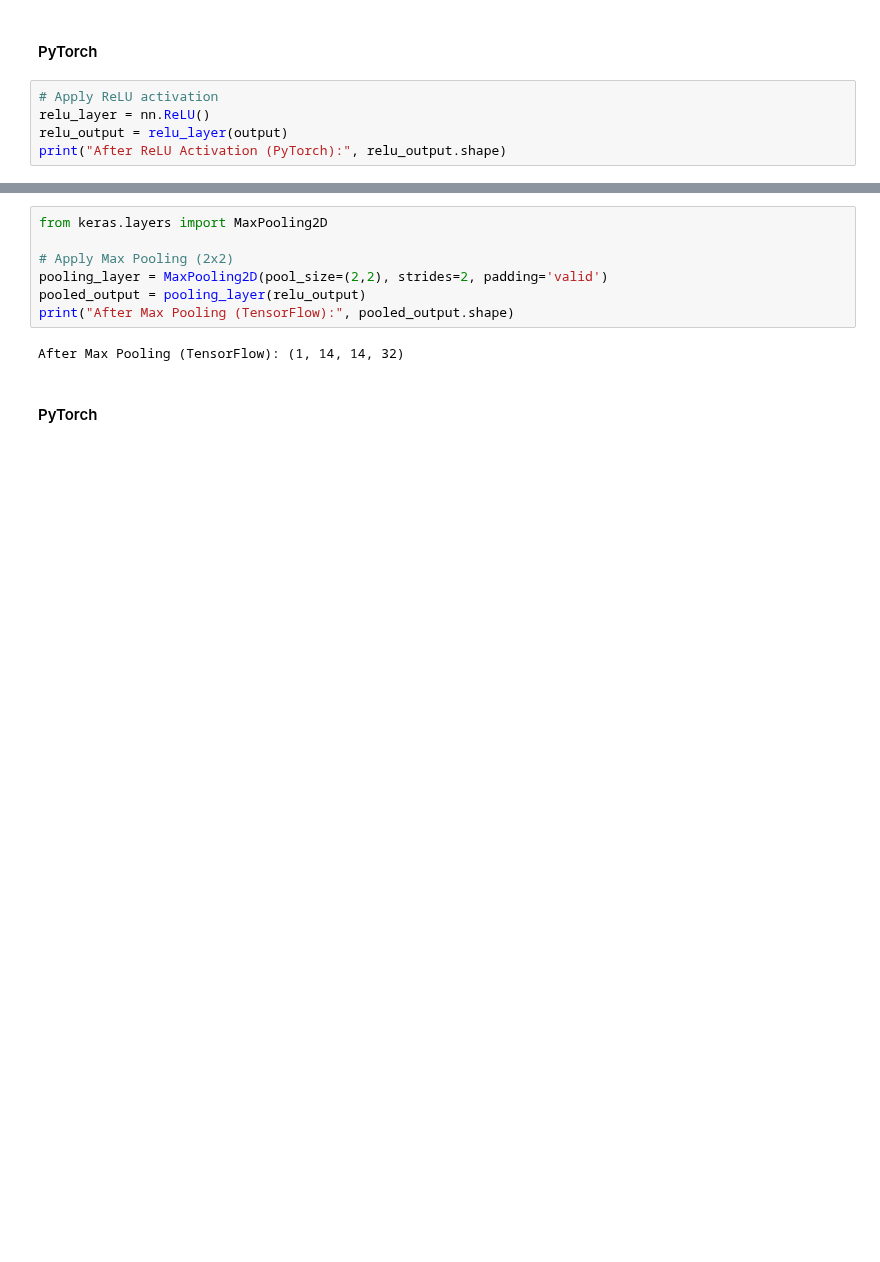
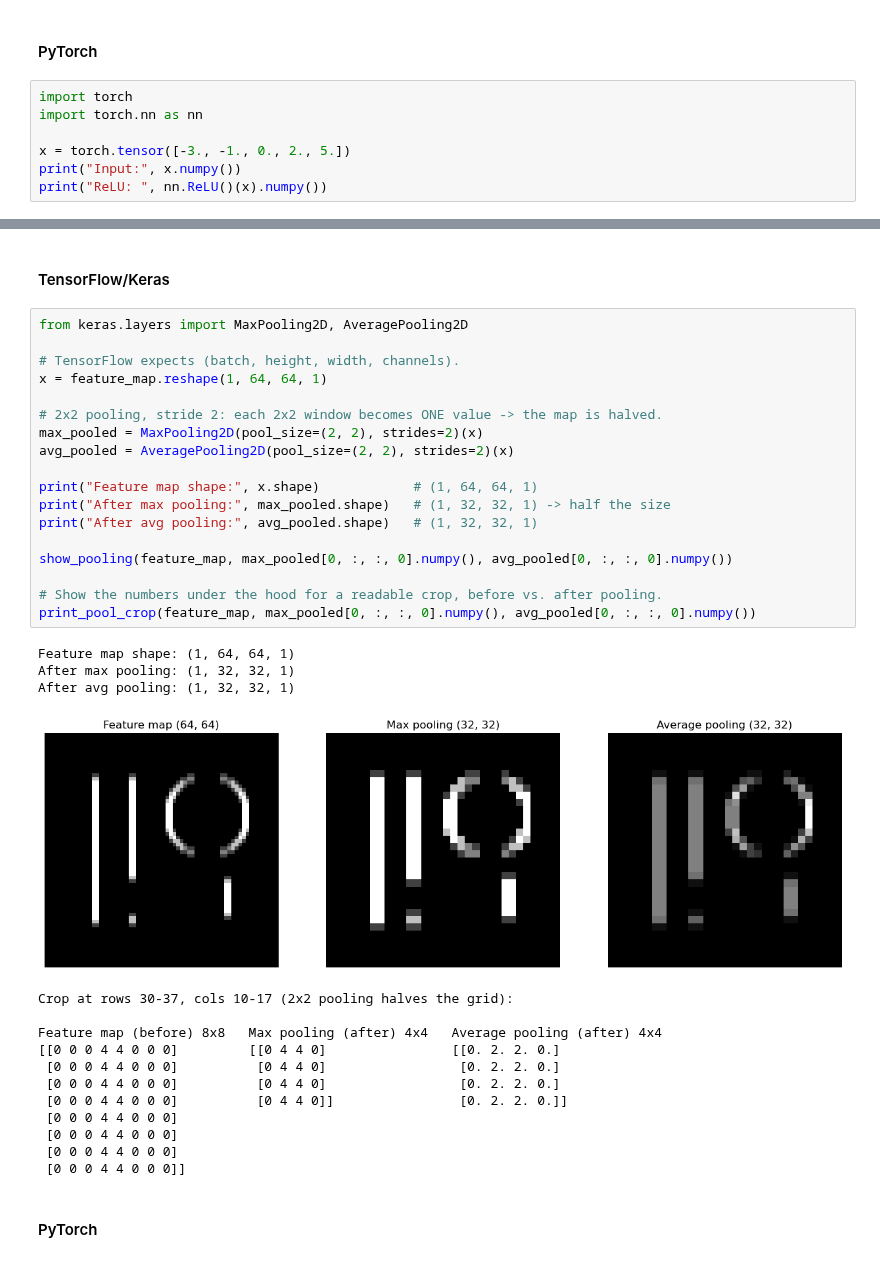
Before and after one commit to uncsdis/Data-785-Deep-Learning, a Jupyter notebook: Week 5 - CNNs /Convolutional Neural Networks.ipynb, the cells around one changed output, grey strips where cells are left out. Cells and saved outputs as stored; diff of their text form; blank space fills up the shorter version.

```diff
--- a/Week 5 - CNNs /Convolutional Neural Networks.ipynb
+++ b/Week 5 - CNNs /Convolutional Neural Networks.ipynb
@@ -153,8 +268,10 @@ After ReLU Activation (TensorFlow): (1, 28, 28, 32)
 # %% [markdown]
 #### PyTorch
 # %%
-# Apply ReLU activation
-relu_layer = nn.ReLU()
-relu_output = relu_layer(output)
-print("After ReLU Activation (PyTorch):", relu_output.shape)
+import torch
+import torch.nn as nn
+
+x = torch.tensor([-3., -1., 0., 2., 5.])
+print("Input:", x.numpy())
+print("ReLU: ", nn.ReLU()(x).numpy())
 # %% [markdown]
@@ -176,12 +344,39 @@ Pooling layers work to **reduce the size of feature maps** while retaining impor
+# %% [markdown]
+#### TensorFlow/Keras
 # %%
-from keras.layers import MaxPooling2D
+from keras.layers import MaxPooling2D, AveragePooling2D
 
-# Apply Max Pooling (2x2)
-pooling_layer = MaxPooling2D(pool_size=(2,2), strides=2, padding='valid')
-pooled_output = pooling_layer(relu_output)
-print("After Max Pooling (TensorFlow):", pooled_output.shape)
+# TensorFlow expects (batch, height, width, channels).
+x = feature_map.reshape(1, 64, 64, 1)
+
+# 2x2 pooling, stride 2: each 2x2 window becomes ONE value -> the map is halved.
+max_pooled = MaxPooling2D(pool_size=(2, 2), strides=2)(x)
+avg_pooled = AveragePooling2D(pool_size=(2, 2), strides=2)(x)
+
+print("Feature map shape:", x.shape)            # (1, 64, 64, 1)
+print("After max pooling:", max_pooled.shape)   # (1, 32, 32, 1) -> half the size
+print("After avg pooling:", avg_pooled.shape)   # (1, 32, 32, 1)
+
+show_pooling(feature_map, max_pooled[0, :, :, 0].numpy(), avg_pooled[0, :, :, 0].numpy())
+
+# Show the numbers under the hood for a readable crop, before vs. after pooling.
+print_pool_crop(feature_map, max_pooled[0, :, :, 0].numpy(), avg_pooled[0, :, :, 0].numpy())
 # %% [output]
-After Max Pooling (TensorFlow): (1, 14, 14, 32)
+Feature map shape: (1, 64, 64, 1)
+After max pooling: (1, 32, 32, 1)
+After avg pooling: (1, 32, 32, 1)
+[figure, added]
+Crop at rows 30-37, cols 10-17 (2x2 pooling halves the grid):
+
+Feature map (before) 8x8   Max pooling (after) 4x4   Average pooling (after) 4x4
+[[0 0 0 4 4 0 0 0]         [[0 4 4 0]                [[0. 2. 2. 0.]
+ [0 0 0 4 4 0 0 0]          [0 4 4 0]                 [0. 2. 2. 0.]
+ [0 0 0 4 4 0 0 0]          [0 4 4 0]                 [0. 2. 2. 0.]
+ [0 0 0 4 4 0 0 0]          [0 4 4 0]]                [0. 2. 2. 0.]]
+ [0 0 0 4 4 0 0 0]
+ [0 0 0 4 4 0 0 0]
+ [0 0 0 4 4 0 0 0]
+ [0 0 0 4 4 0 0 0]]
 # %% [markdown]
 #### PyTorch
 # %%
```
Also changed, not shown: parts of 49 cells of this notebook, 2 other files.
